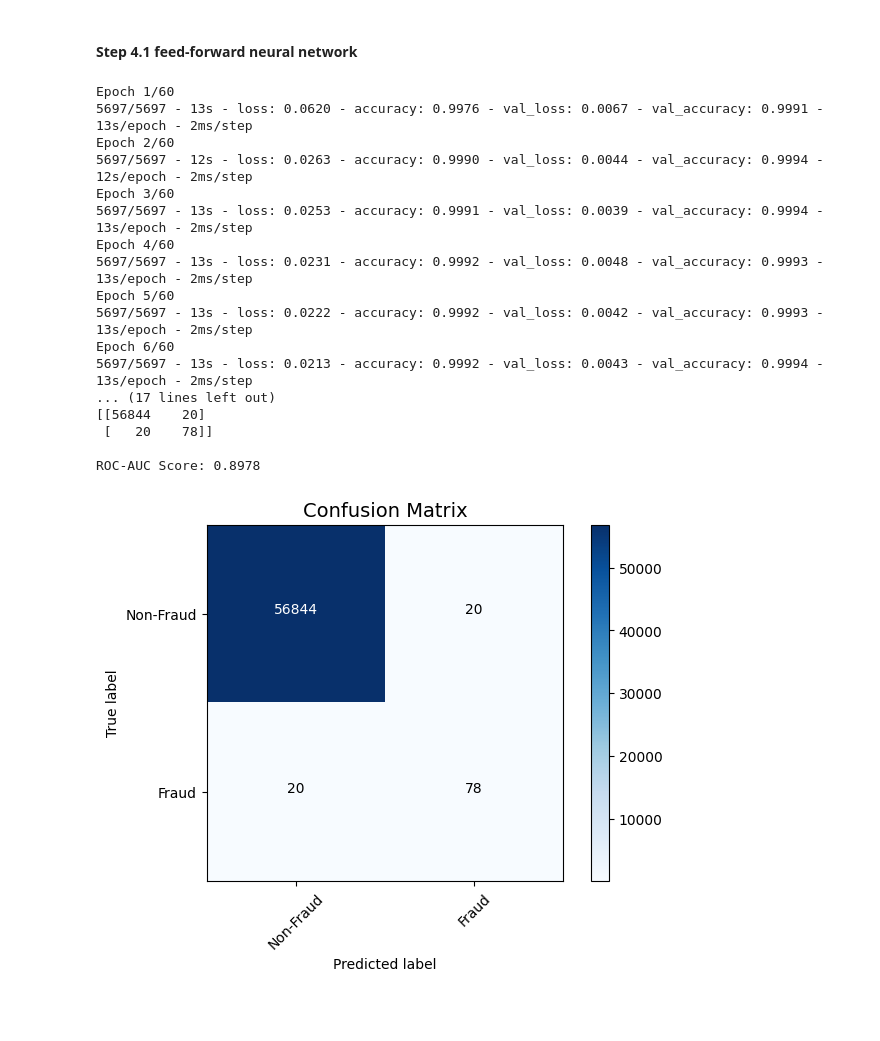
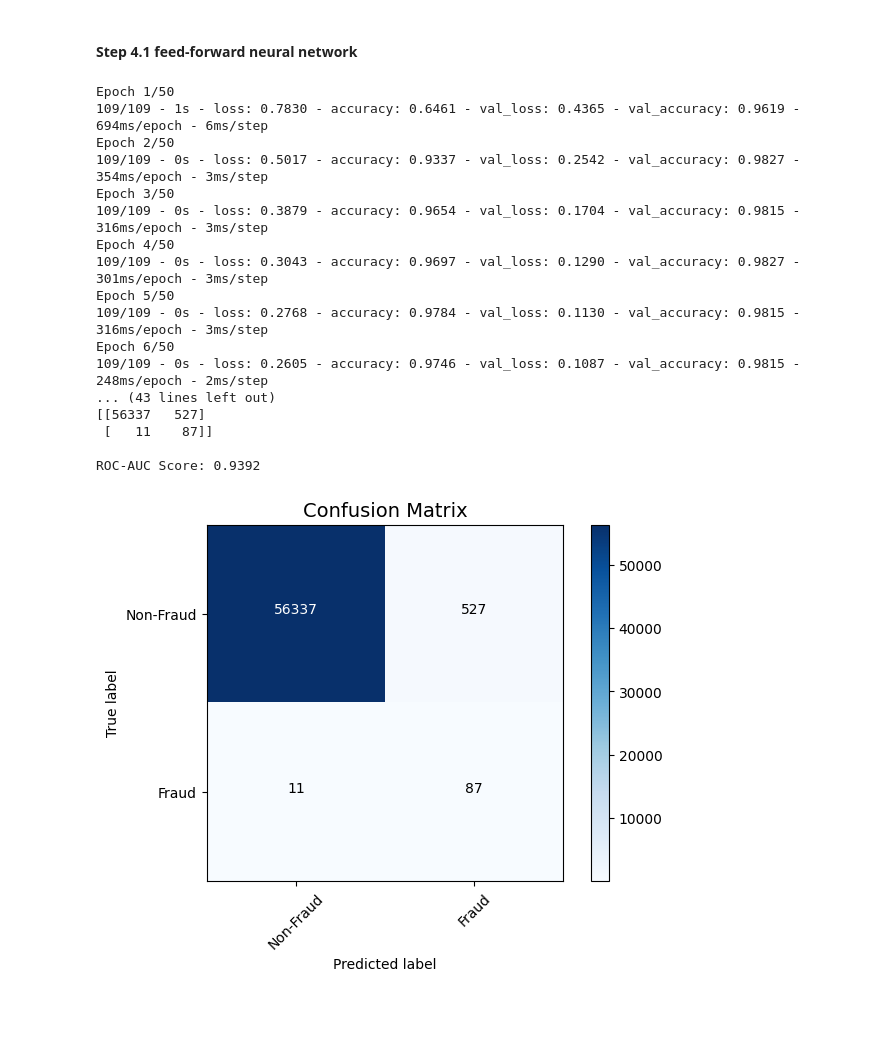
Before and after one commit to chunren/credit-card-fraud-detection-by-neural-network, a Jupyter notebook: credit-card-fraud-detection-by-neural-network.ipynb, the cells around one changed output. Saved outputs shown, nothing was run; the diff lists cells and outputs as text; code cells hidden in the pictures.

Commit message:
changes:  Under-sampling: We reduce the number of non-fraud cases in the training set while keeping all fraud cases, resulting in a more balanced training set. Unchanged Test Set: The test set retains its original distribution to properly evaluate the model's performance. result: Confusion matrix, without normalization [[56337   527]  [   11    87]]
ROC-AUC Score: 0.9392

```diff
--- a/credit-card-fraud-detection-by-neural-network.ipynb
+++ b/credit-card-fraud-detection-by-neural-network.ipynb
@@ -492,6 +492,7 @@ import itertools
 from sklearn.metrics import classification_report, confusion_matrix, roc_auc_score
 from sklearn.model_selection import train_test_split
 from sklearn.preprocessing import StandardScaler
+from sklearn.utils import shuffle
 import tensorflow as tf
 from tensorflow.keras.models import Sequential
 from tensorflow.keras.layers import Dense, Dropout
@@ -513,12 +514,36 @@ df['Hour'] = df['Time'] // 3600 % 24  # Extract the hour from the 'Time' column
 X = df.drop(columns=['Class', 'Time', 'Amount'])  # Drop 'Time' and 'Amount'
 y = df['Class']
 
-# Split data into train and test sets
+# Split data into train and test sets (80% train, 20% test)
 X_train, X_test, y_train, y_test = train_test_split(X, y, test_size=0.2, random_state=42, stratify=y)
+
+# --- Under-sampling the Train Data ---
+# Separate the fraud and non-fraud cases in the training data
+X_train_fraud = X_train[y_train == 1]
+X_train_non_fraud = X_train[y_train == 0]
+
+y_train_fraud = y_train[y_train == 1]
+y_train_non_fraud = y_train[y_train == 0]
+
+# Perform under-sampling of non-fraud cases to match a 10:1 ratio (approximately)
+n_fraud_cases = len(X_train_fraud)
+n_non_fraud_cases = n_fraud_cases * 10
+
+# Randomly sample the non-fraud cases
+non_fraud_sample_indices = np.random.choice(X_train_non_fraud.index, size=n_non_fraud_cases, replace=False)
+X_train_non_fraud_sampled = X_train_non_fraud.loc[non_fraud_sample_indices]
+y_train_non_fraud_sampled = y_train_non_fraud.loc[non_fraud_sample_indices]
+
+# Concatenate the fraud and under-sampled non-fraud cases
+X_train_balanced = pd.concat([X_train_fraud, X_train_non_fraud_sampled])
+y_train_balanced = pd.concat([y_train_fraud, y_train_non_fraud_sampled])
+
+# Shuffle the training set
+X_train_balanced, y_train_balanced = shuffle(X_train_balanced, y_train_balanced, random_state=42)
 
 # Scale the features
 scaler = StandardScaler()
-X_train_scaled = scaler.fit_transform(X_train)
+X_train_scaled = scaler.fit_transform(X_train_balanced)
 X_test_scaled = scaler.transform(X_test)
 
 # --- Neural Network Definition ---
@@ -534,22 +559,24 @@ model = Sequential([
 ])
 
 # Compile the model
-model.compile(optimizer=Adam(learning_rate=0.0008),  # Reduced learning rate
+model.compile(optimizer=Adam(learning_rate=0.0005),  # Adjust learning rate for gradual learning
               loss='binary_crossentropy',
               metrics=['accuracy'])
 
+# --- Class Weights ---
+# Smaller class weights due to reduced imbalance (Fraud: 1, Non-Fraud: 10)
+class_weight = {0: 1, 1: 5}  # Adjust the weight values as needed
+
 # --- Model Training ---
-class_weight = {0: 1, 1: 12}  # Adjusted class weights to reduce false negatives and improve recall
-
 early_stopping = tf.keras.callbacks.EarlyStopping(monitor='val_loss', patience=5, restore_best_weights=True)
 
-history = model.fit(X_train_scaled, y_train,
+history = model.fit(X_train_scaled, y_train_balanced,
                     validation_split=0.2,
                     batch_size=32,
-                    epochs=60,  # Increased epochs
-                    class_weight=class_weight,
+                    epochs=50,  # Increased epochs
                     shuffle=True,
                     verbose=2,
+                    class_weight=class_weight,  # Apply the class weights
                     callbacks=[early_stopping])
 
 # --- Model Evaluation ---
@@ -582,50 +609,50 @@ def plot_confusion_matrix(cm, classes,
     print(cm)
 
     plt.imshow(cm, interpolation='nearest', cmap=cmap)
     plt.title(title, fontsize=14)
     plt.colorbar()
     tick_marks = np.arange(len(classes))
     plt.xticks(tick_marks, classes, rotation=45)
     plt.yticks(tick_marks, classes)
 
     fmt = '.2f' if normalize else 'd'
     thresh = cm.max() / 2.
     for i, j in itertools.product(range(cm.shape[0]), range(cm.shape[1])):
         plt.text(j, i, format(cm[i, j], fmt),
                  horizontalalignment="center",
                  color="white" if cm[i, j] > thresh else "black")
 
     plt.tight_layout()
     plt.ylabel('True label')
     plt.xlabel('Predicted label')
 
 # Plot confusion matrix
 plt.figure()
 plot_confusion_matrix(conf_matrix, classes=['Non-Fraud', 'Fraud'], title='Confusion Matrix')
 
 # Calculate ROC-AUC score
 roc_auc = roc_auc_score(y_test, y_pred_classes)
 print(f"\nROC-AUC Score: {roc_auc:.4f}")
 plt.show()
 # %% [output]
-Epoch 1/60
-5697/5697 - 13s - loss: 0.0620 - accuracy: 0.9976 - val_loss: 0.0067 - val_accuracy: 0.9991 - 13s/epoch - 2ms/step
-Epoch 2/60
-5697/5697 - 12s - loss: 0.0263 - accuracy: 0.9990 - val_loss: 0.0044 - val_accuracy: 0.9994 - 12s/epoch - 2ms/step
-Epoch 3/60
-5697/5697 - 13s - loss: 0.0253 - accuracy: 0.9991 - val_loss: 0.0039 - val_accuracy: 0.9994 - 13s/epoch - 2ms/step
-Epoch 4/60
-5697/5697 - 13s - loss: 0.0231 - accuracy: 0.9992 - val_loss: 0.0048 - val_accuracy: 0.9993 - 13s/epoch - 2ms/step
-Epoch 5/60
-5697/5697 - 13s - loss: 0.0222 - accuracy: 0.9992 - val_loss: 0.0042 - val_accuracy: 0.9993 - 13s/epoch - 2ms/step
-Epoch 6/60
-5697/5697 - 13s - loss: 0.0213 - accuracy: 0.9992 - val_loss: 0.0043 - val_accuracy: 0.9994 - 13s/epoch - 2ms/step
-... (17 lines left out)
-[[56844    20]
- [   20    78]]
+Epoch 1/50
+109/109 - 1s - loss: 0.7830 - accuracy: 0.6461 - val_loss: 0.4365 - val_accuracy: 0.9619 - 694ms/epoch - 6ms/step
+Epoch 2/50
+109/109 - 0s - loss: 0.5017 - accuracy: 0.9337 - val_loss: 0.2542 - val_accuracy: 0.9827 - 354ms/epoch - 3ms/step
+Epoch 3/50
+109/109 - 0s - loss: 0.3879 - accuracy: 0.9654 - val_loss: 0.1704 - val_accuracy: 0.9815 - 316ms/epoch - 3ms/step
+Epoch 4/50
+109/109 - 0s - loss: 0.3043 - accuracy: 0.9697 - val_loss: 0.1290 - val_accuracy: 0.9827 - 301ms/epoch - 3ms/step
+Epoch 5/50
+109/109 - 0s - loss: 0.2768 - accuracy: 0.9784 - val_loss: 0.1130 - val_accuracy: 0.9815 - 316ms/epoch - 3ms/step
+Epoch 6/50
+109/109 - 0s - loss: 0.2605 - accuracy: 0.9746 - val_loss: 0.1087 - val_accuracy: 0.9815 - 248ms/epoch - 2ms/step
+... (43 lines left out)
+[[56337   527]
+ [   11    87]]
 
-ROC-AUC Score: 0.8978
+ROC-AUC Score: 0.9392
-[figure, old version]
+[figure, new version]
 # %% [markdown]
 &nbsp;
 # %% [markdown]
```
